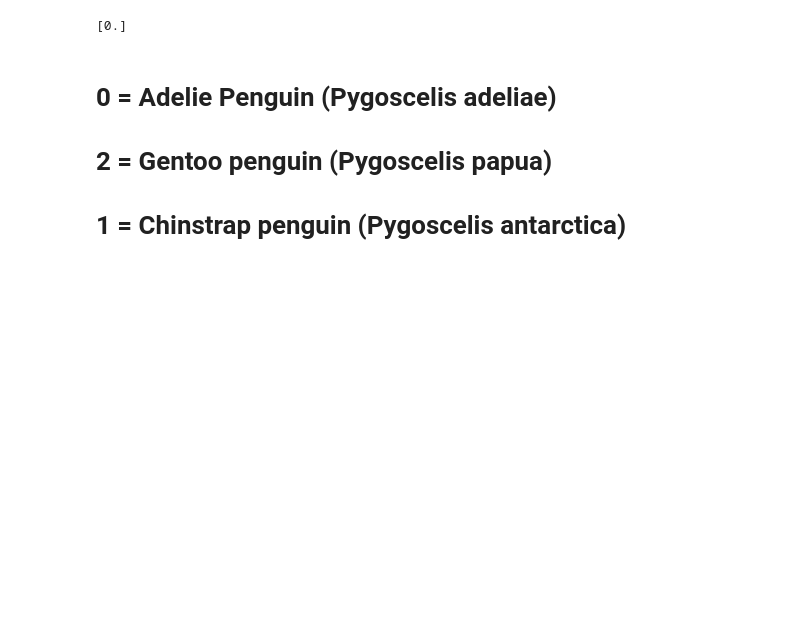
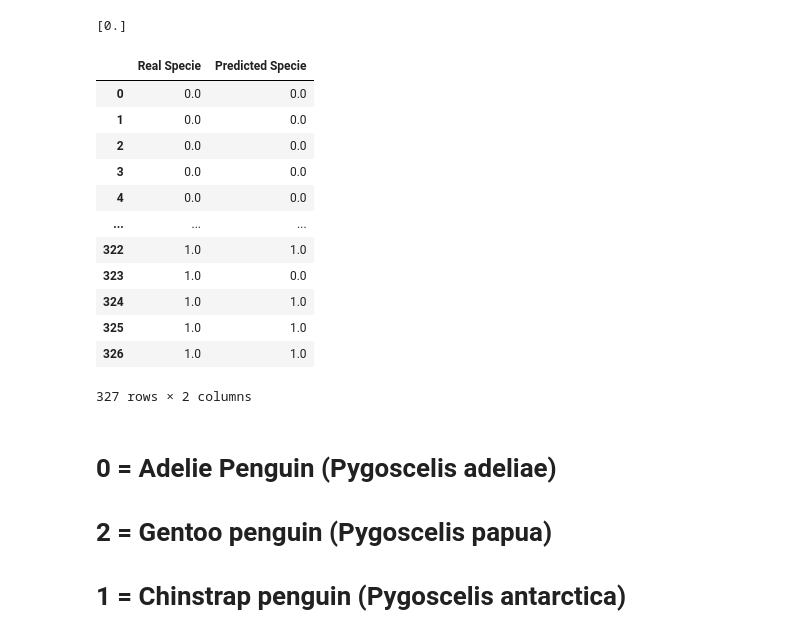
Before and after one commit to PedroHS137/penguinClassificationWithSklearn, a Jupyter notebook: PenguinClassification.ipynb, the cells around one changed output. Cells and saved outputs as stored; diff of their text form; code cells hidden in the pictures; blank space fills up the shorter version.

```diff
--- a/PenguinClassification.ipynb
+++ b/PenguinClassification.ipynb
@@ -345,6 +365,26 @@ predict1 = MLP1.predict([[ 2, 39.5, 17.4, 186.0, 8.94956, -24.69454]])
 print(predict1)
 # %% [output]
 [0.]
+# %%
+#Predict 100% of data and comparing with the original dataset
+predictSp1 = MLP1.predict(X)
+predictY1 = {'Real Specie': Y, 'Predicted Specie': predictSp1}
+dfpredictY1 = pd.DataFrame(data=predictY1)
+dfpredictY1
+# %% [output]
+|  | Real Specie | Predicted Specie |
+| 0 | 0.0 | 0.0 |
+| 1 | 0.0 | 0.0 |
+| 2 | 0.0 | 0.0 |
+| 3 | 0.0 | 0.0 |
+| 4 | 0.0 | 0.0 |
+| ... | ... | ... |
+| 322 | 1.0 | 1.0 |
+| 323 | 1.0 | 0.0 |
+| 324 | 1.0 | 1.0 |
+| 325 | 1.0 | 1.0 |
+| 326 | 1.0 | 1.0 |
+327 rows × 2 columns
 # %% [markdown]
 # 0 = Adelie Penguin (Pygoscelis adeliae)
 # 2 = Gentoo penguin (Pygoscelis papua)
```
Also changed, not shown: parts of 13 cells of this notebook, 2 other files.
